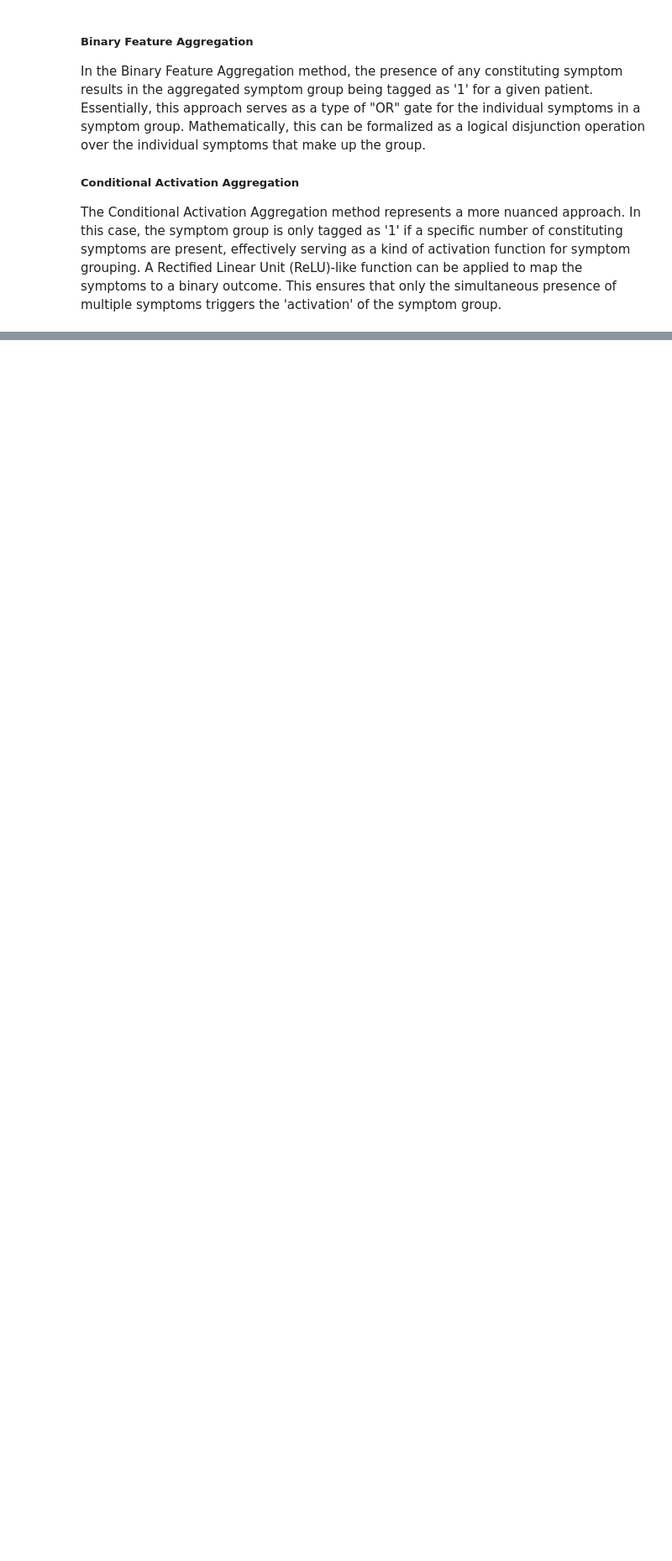
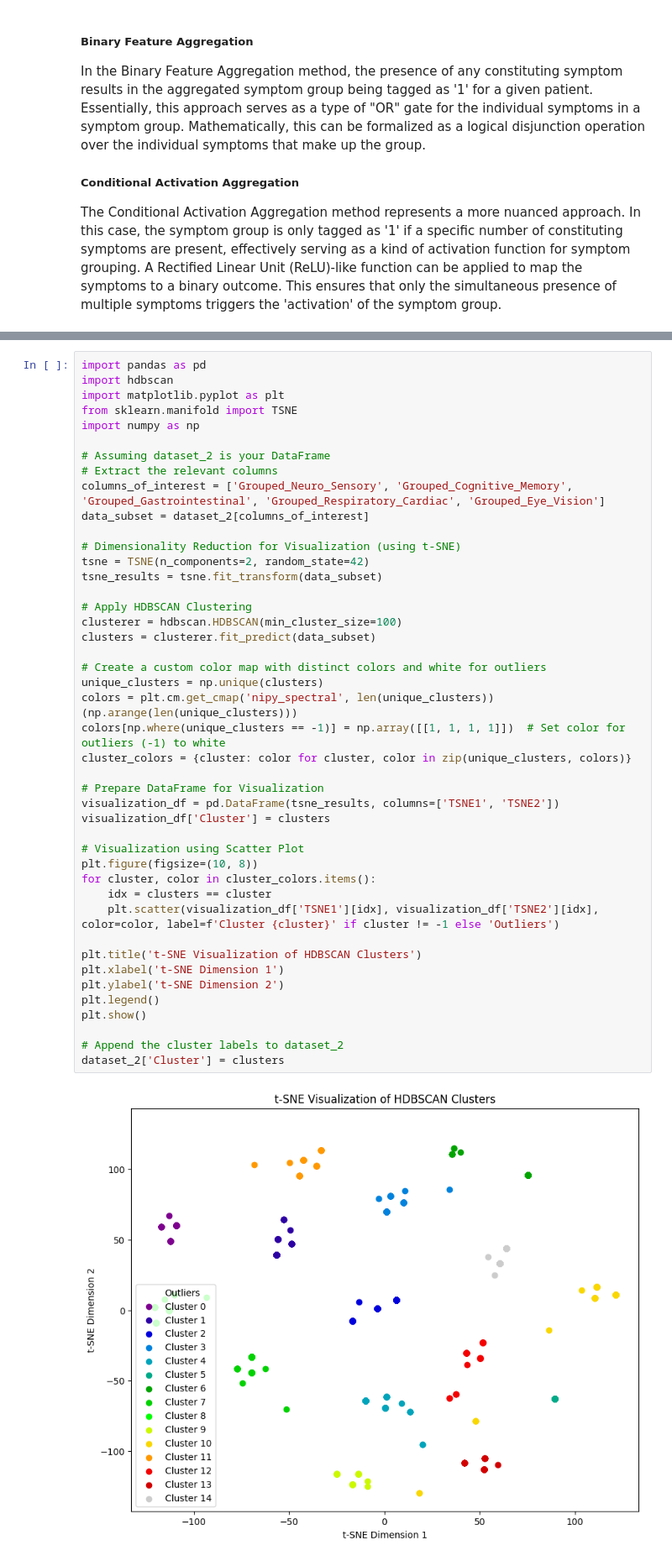
Before and after one commit to leothesouthafrican/PLR, a Jupyter notebook: Leo/1_feat_exploration.ipynb, the cells around one changed output, grey strips where cells are left out. Shown at 84% size. Saved outputs shown, nothing was run; the diff lists cells and outputs as text; blank space fills up the shorter version.

Commit message:
add clustering csv

```diff
--- a/Leo/1_feat_exploration.ipynb
+++ b/Leo/1_feat_exploration.ipynb
@@ -740,0 +741,46 @@ plot_grouped_symptoms_percentage(dataset_2)
+# %%
+import pandas as pd
+import hdbscan
+import matplotlib.pyplot as plt
+from sklearn.manifold import TSNE
+import numpy as np
+
+# Assuming dataset_2 is your DataFrame
+# Extract the relevant columns
+columns_of_interest = ['Grouped_Neuro_Sensory', 'Grouped_Cognitive_Memory', 'Grouped_Gastrointestinal', 'Grouped_Respiratory_Cardiac', 'Grouped_Eye_Vision']
+data_subset = dataset_2[columns_of_interest]
+
+# Dimensionality Reduction for Visualization (using t-SNE)
+tsne = TSNE(n_components=2, random_state=42)
+tsne_results = tsne.fit_transform(data_subset)
+
+# Apply HDBSCAN Clustering
+clusterer = hdbscan.HDBSCAN(min_cluster_size=100)
+clusters = clusterer.fit_predict(data_subset)
+
+# Create a custom color map with distinct colors and white for outliers
+unique_clusters = np.unique(clusters)
+colors = plt.cm.get_cmap('nipy_spectral', len(unique_clusters))(np.arange(len(unique_clusters)))
+colors[np.where(unique_clusters == -1)] = np.array([[1, 1, 1, 1]])  # Set color for outliers (-1) to white
+cluster_colors = {cluster: color for cluster, color in zip(unique_clusters, colors)}
+
+# Prepare DataFrame for Visualization
+visualization_df = pd.DataFrame(tsne_results, columns=['TSNE1', 'TSNE2'])
+visualization_df['Cluster'] = clusters
+
+# Visualization using Scatter Plot
+plt.figure(figsize=(10, 8))
+for cluster, color in cluster_colors.items():
+    idx = clusters == cluster
+    plt.scatter(visualization_df['TSNE1'][idx], visualization_df['TSNE2'][idx], color=color, label=f'Cluster {cluster}' if cluster != -1 else 'Outliers')
+
+plt.title('t-SNE Visualization of HDBSCAN Clusters')
+plt.xlabel('t-SNE Dimension 1')
+plt.ylabel('t-SNE Dimension 2')
+plt.legend()
+plt.show()
+
+# Append the cluster labels to dataset_2
+dataset_2['Cluster'] = clusters
+# %% [output]
+[figure, added]
```
Also changed, not shown: parts of 4 cells of this notebook, 5 other files.
